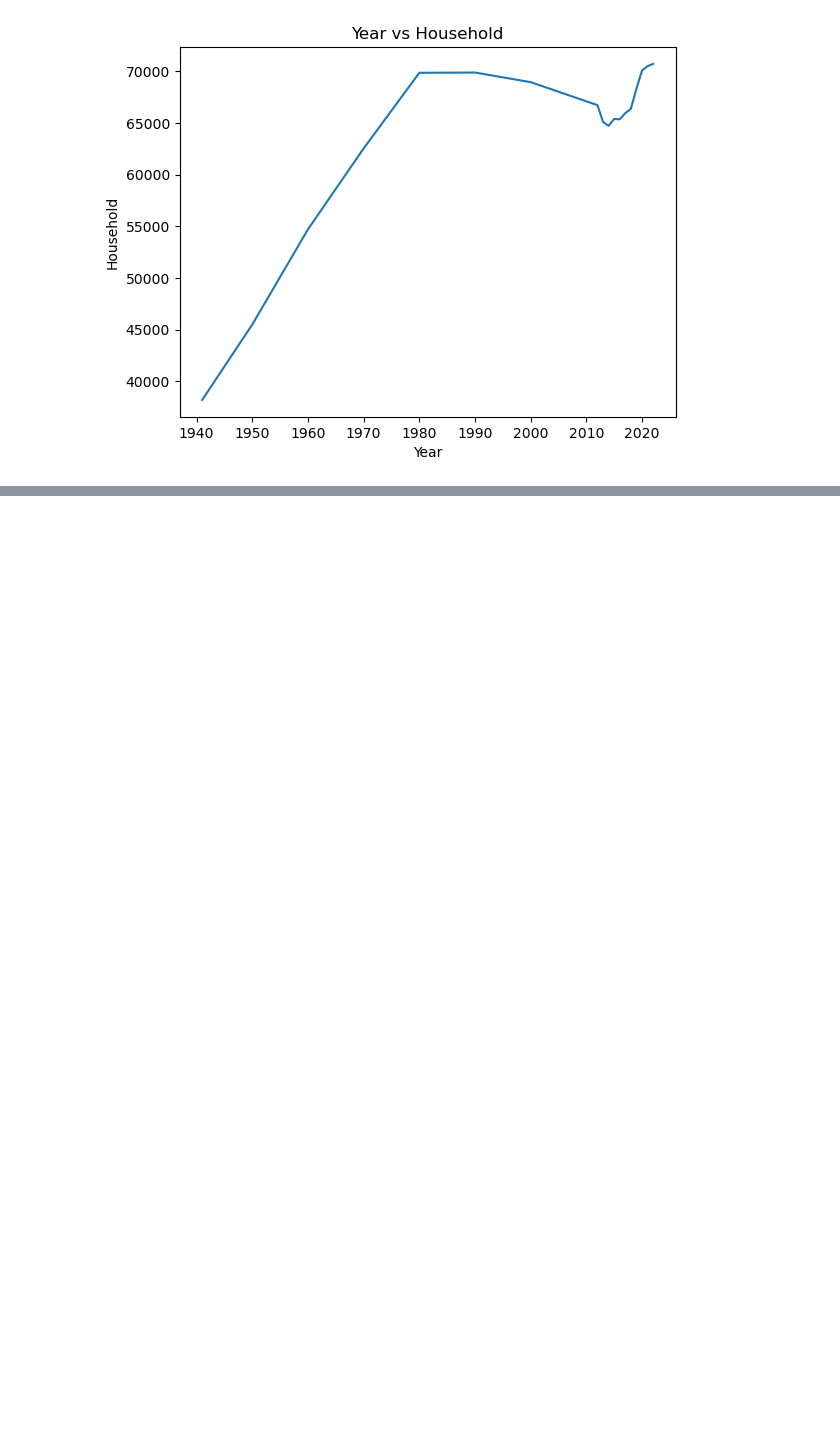
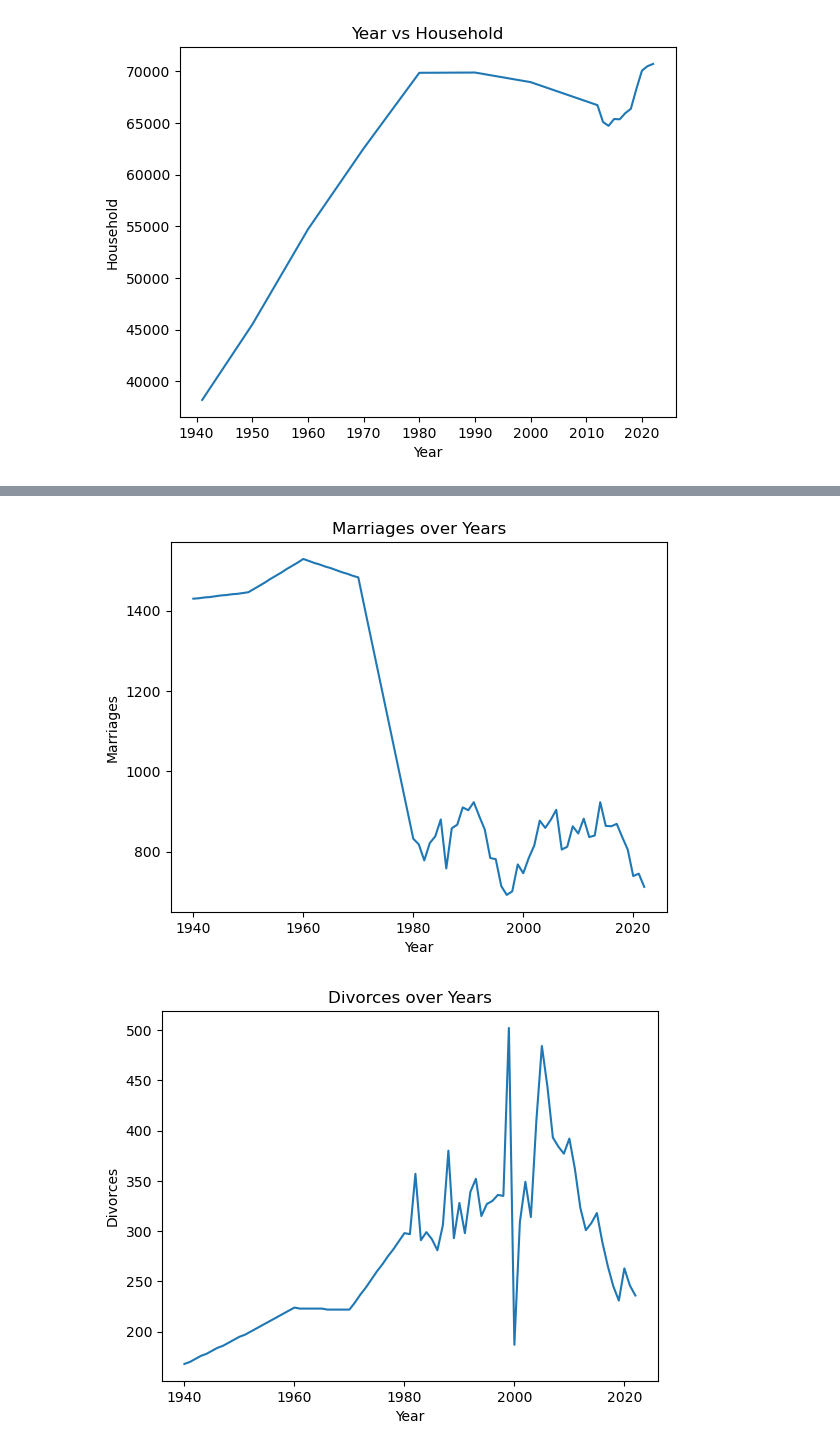
Before and after one commit to gboaventura93/project_Bern, a Jupyter notebook: project.ipynb, the cells around one changed output, grey strips where cells are left out. Cells and saved outputs as stored; diff of their text form; code cells hidden in the pictures; blank space fills up the shorter version.

```diff
--- a/project.ipynb
+++ b/project.ipynb
@@ -354,0 +428,4 @@ plt.show()
+# %%
+df3 = pd.concat([df3, df_complete], ignore_index=True)
+df3.sort_values(by='Marriages', inplace=True)
+df3.head()
@@ -354,0 +439,4 @@ plt.show()
+# %%
+df3 = df3.drop_duplicates(subset='Year', keep = 'first')
+df3.sort_values(by='Year', inplace=True)
+df3.head(21)
@@ -354,0 +461,3 @@ plt.show()
+# %%
+df3 = df3.interpolate(method='linear')
+df3.head(21)
@@ -354,0 +482,4 @@ plt.show()
+# %%
+for i in df3_interest_values:
+    df3[i] = df3[i].astype(int)
+df3.head()
@@ -354,0 +493,11 @@ plt.show()
+# %%
+for i in df3_interest_values:
+    plt.figure()
+    plt.plot(df3['Year'], df3[i])
+    plt.xlabel('Year')
+    plt.ylabel(i)
+    plt.title(f'{i} over Years')
+    plt.show()
+# %% [output]
+[figure, added]
+[figure, added]
```
Also changed, not shown: parts of 33 cells of this notebook.
